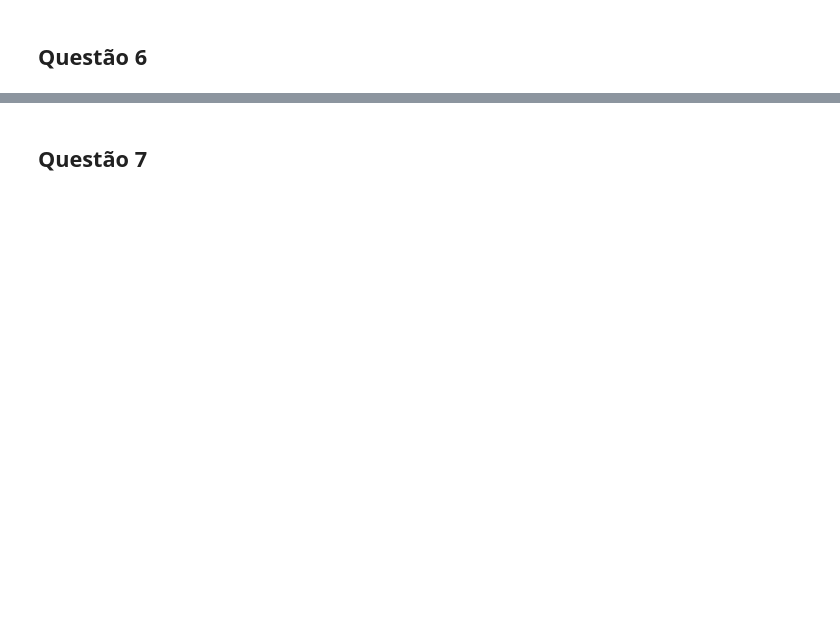
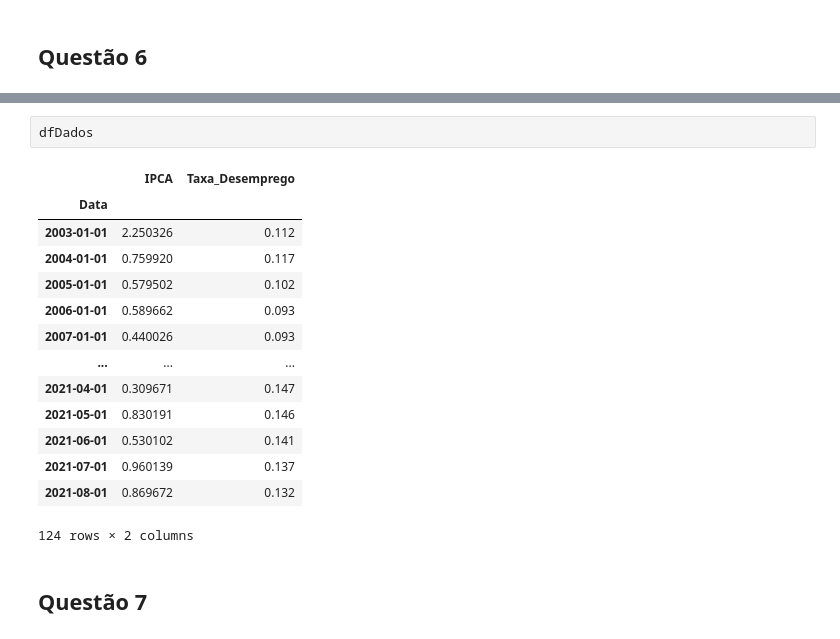
Before and after one commit to Pugianf/Big_Data_and_Public_Sector_III-Economic_Development, a Jupyter notebook: Trablaho_Final_Big_Data_e_Setor_Público_III.ipynb, the cells around one changed output, grey strips where cells are left out. Cells and saved outputs as stored; diff of their text form; blank space fills up the shorter version.

```diff
--- a/Trablaho_Final_Big_Data_e_Setor_Público_III.ipynb
+++ b/Trablaho_Final_Big_Data_e_Setor_Público_III.ipynb
@@ -311,2 +358,19 @@ dfDados.tail()
+# %%
+dfDados
+# %% [output]
+|  | IPCA | Taxa_Desemprego |
+| Data |  |  |
+| 2003-01-01 | 2.250326 | 0.112 |
+| 2004-01-01 | 0.759920 | 0.117 |
+| 2005-01-01 | 0.579502 | 0.102 |
+| 2006-01-01 | 0.589662 | 0.093 |
+| 2007-01-01 | 0.440026 | 0.093 |
+| ... | ... | ... |
+| 2021-04-01 | 0.309671 | 0.147 |
+| 2021-05-01 | 0.830191 | 0.146 |
+| 2021-06-01 | 0.530102 | 0.141 |
+| 2021-07-01 | 0.960139 | 0.137 |
+| 2021-08-01 | 0.869672 | 0.132 |
+124 rows × 2 columns
 # %% [markdown]
 ## Questão 7
```
Also changed, not shown: parts of 9 cells of this notebook.
